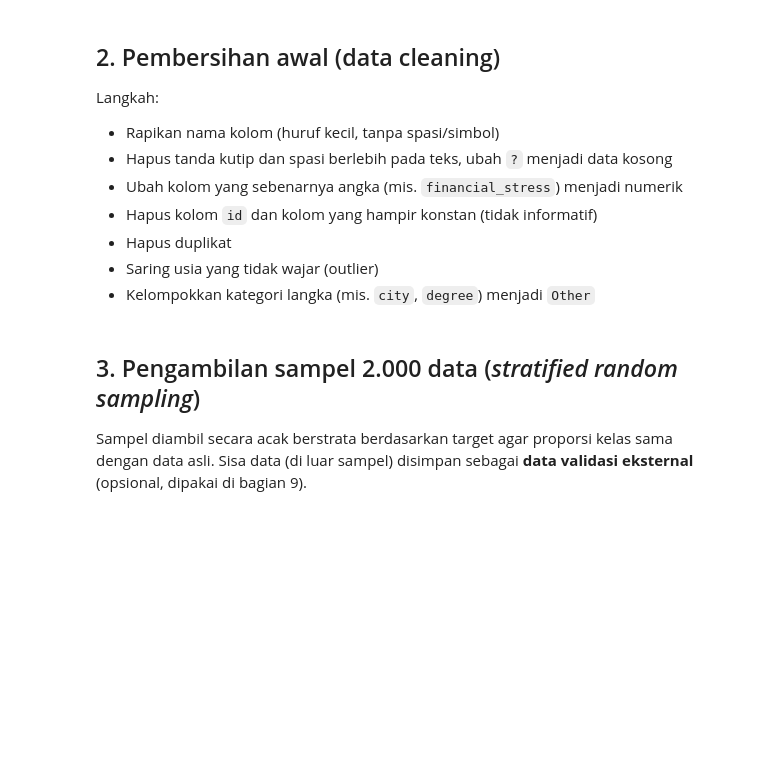
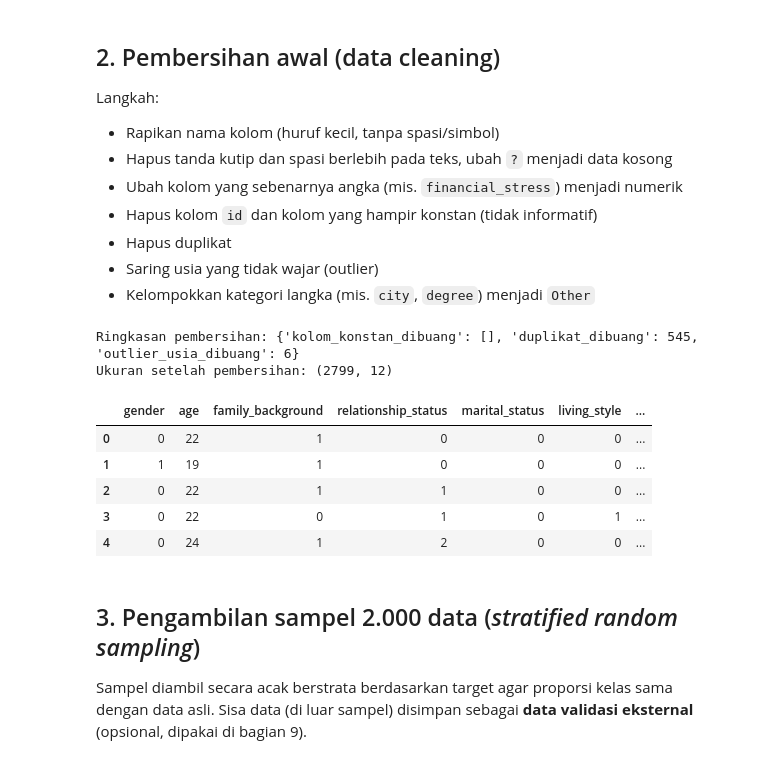
Before and after one commit to nashwaharvani/PenembanganData, a Jupyter notebook: Final_Proposal_Klasifikasi_Depresi_DecisionTree.ipynb, the cells around one changed output. Saved outputs shown, nothing was run; the diff lists cells and outputs as text; code cells hidden in the pictures; blank space fills up the shorter version.

```diff
--- a/Final_Proposal_Klasifikasi_Depresi_DecisionTree.ipynb
+++ b/Final_Proposal_Klasifikasi_Depresi_DecisionTree.ipynb
@@ -212,50 +218,68 @@ def clean_dataset(data, target_hint="depression"):
         if c == "id":
             d = d.drop(columns=c)
 
-    # 5) cari kolom target
-    target = None
-    for c in d.columns:
-        if c == target_hint:
-            target = c
-    if target is None:
-        raise ValueError("Kolom target 'Depression' tidak ditemukan. Periksa nama kolom: " + str(list(d.columns)))
-    d[target] = pd.to_numeric(d[target], errors="coerce")
+    # 5) cari kolom target (otomatis)
+    cands = [c for c in d.columns if c in ("depression", "depressed_with_life")]
+    if not cands:
+        cands = [c for c in d.columns if "depress" in c]
+    if not cands:
+        raise ValueError("Kolom target tidak ditemukan. Periksa nama kolom: " + str(list(d.columns)))
+    target = cands[0]
+    tcol = d[target]
+    if not pd.api.types.is_numeric_dtype(tcol):
+        tcol = (tcol.astype(str).str.strip().str.lower()
+                    .map({"yes": 1, "no": 0, "true": 1, "false": 0, "y": 1, "n": 0, "1": 1, "0": 0}))
+    d[target] = pd.to_numeric(tcol, errors="coerce")
     d = d.dropna(subset=[target]); d[target] = d[target].astype(int)
+    if d[target].nunique() != 2:
+        raise ValueError(f"Target '{target}' bukan biner. Nilai: {d[target].value_counts().to_dict()}")
 
     # 6) buang kolom hampir konstan (>= 99% satu nilai) - tidak informatif
     dropped = []
     for c in d.columns:
         if c == target: continue
         top = d[c].value_counts(normalize=True, dropna=False)
         if len(top) > 0 and top.iloc[0] >= 0.99:
             dropped.append(c)
     d = d.drop(columns=dropped)
 
     # 7) hapus duplikat
     n0 = len(d); d = d.drop_duplicates().reset_index(drop=True)
     n_dup = n0 - len(d)
 
-    # 8) outlier usia
+    # 8) outlier usia (dilewati jika membuang >20% data)
     n_age = 0
     if "age" in d.columns:
         n1 = len(d)
-        d = d[(d["age"].isna()) | ((d["age"] >= AGE_MIN) & (d["age"] <= AGE_MAX))].reset_index(drop=True)
-        n_age = n1 - len(d)
+        d_age = d[(d["age"].isna()) | ((d["age"] >= AGE_MIN) & (d["age"] <= AGE_MAX))].reset_index(drop=True)
+        if (n1 - len(d_age)) <= 0.2 * n1:
+            d, n_age = d_age, n1 - len(d_age)
+        else:
+            print("PERINGATAN: filter usia membuang >20% data, filter dilewati. Cek kolom 'age'.")
 
     # 9) kelompokkan kategori langka
     for c in d.select_dtypes(include=["object", "string"]).columns:
         vc = d[c].value_counts()
         if len(vc) > TOP_N_CATEGORIES:
             keep = set(vc.head(TOP_N_CATEGORIES).index)
             d[c] = d[c].where(d[c].isin(keep) | d[c].isna(), "Other")
 
     info = {"kolom_konstan_dibuang": dropped, "duplikat_dibuang": n_dup, "outlier_usia_dibuang": n_age}
     return d, target, info
 
 df_clean, TARGET, clean_info = clean_dataset(df_raw)
 print("Ringkasan pembersihan:", clean_info)
 print("Ukuran setelah pembersihan:", df_clean.shape)
 display(df_clean.head())
+# %% [output]
+Ringkasan pembersihan: {'kolom_konstan_dibuang': [], 'duplikat_dibuang': 545, 'outlier_usia_dibuang': 6}
+Ukuran setelah pembersihan: (2799, 12)
+|  | gender | age | family_background | relationship_status | marital_status | living_style | ... |
+| 0 | 0 | 22 | 1 | 0 | 0 | 0 | ... |
+| 1 | 1 | 19 | 1 | 0 | 0 | 0 | ... |
+| 2 | 0 | 22 | 1 | 1 | 0 | 0 | ... |
+| 3 | 0 | 22 | 0 | 1 | 0 | 1 | ... |
+| 4 | 0 | 24 | 1 | 2 | 0 | 0 | ... |
 # %% [markdown]
 ## 3. Pengambilan sampel 2.000 data (*stratified random sampling*)
 
```
Also changed, not shown: parts of 10 cells of this notebook, 6 other files.
